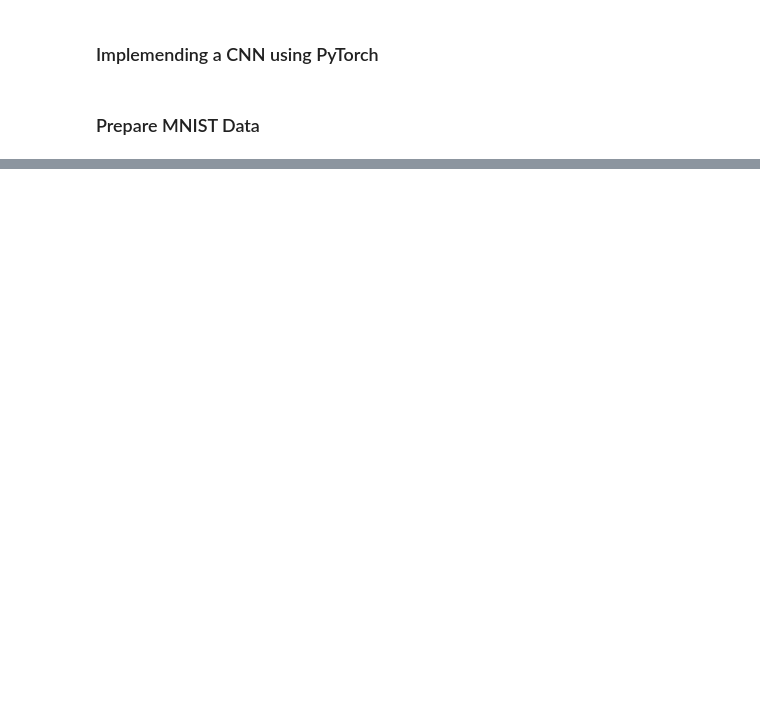
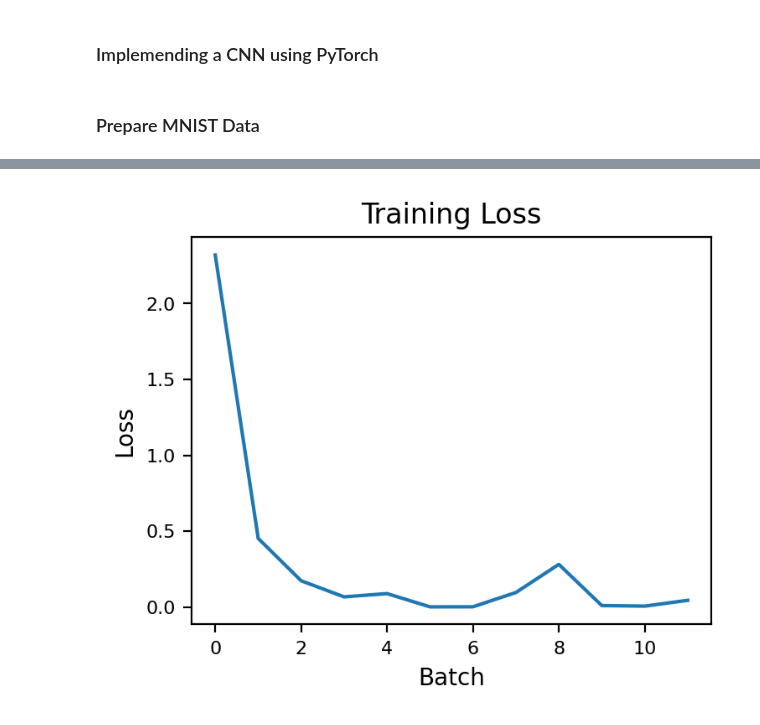
Before and after one commit to ahitagnied/deep-learning, a Jupyter notebook: 01-deep-neural-networks/012-cnn/cnn_torch.ipynb, the cells around one changed output, grey strips where cells are left out. Saved outputs shown, nothing was run; the diff lists cells and outputs as text; code cells hidden in the pictures; blank space fills up the shorter version.

```diff
--- a/01-deep-neural-networks/012-cnn/cnn_torch.ipynb
+++ b/01-deep-neural-networks/012-cnn/cnn_torch.ipynb
@@ -63,9 +31,9 @@ test_loader = DataLoader(test, batch_size=10, shuffle='False')
 class CNN(nn.Module):
   def __init__(self):
     super().__init__()
-    self.conv1 = nn.conv2d(1, 6, 3, 1) # Gives out Image: 6, 26, 26; 28-3+1 = 26 -> max pool -> 6, 13, 13
-    self.conv2 = nn.conv2d(6, 16, 3, 1) # Image: 13-3+1=11; 16, 11, 11 -> max pool -> 16, 5, 5
-    self.fc1 = nn.Linear(6*15*15, 120)
+    self.conv1 = nn.Conv2d(1, 6, 3, 1) # Gives out Image: 6, 1, 26, 26; 28-3+1 = 26 -> max pool -> 6, 1, 13, 13
+    self.conv2 = nn.Conv2d(6, 16, 3, 1) # Image: 13-3+1=11; 16, 1, 11, 11 -> max pool -> 16, 1, 5, 5
+    self.fc1 = nn.Linear(16*5*5, 120)
     self.fc2 = nn.Linear(120, 60)
     self.fc3 = nn.Linear(60, 10)
 
@@ -76,9 +44,22 @@ class CNN(nn.Module):
     x = F.max_pool2d(x, 2, 2) # 2x2 kernel, stride = 2
 
     # Reshape into a column vector
-    x = x.view(-1, 6*15*15)
+    x = x.view(-1, 16*5*5)
 
     # Dense Layer
     x = F.relu(self.fc1(x))
     x = F.relu(self.fc2(x))
     x = self.fc3(x)
+    x = F.log_softmax(x, dim=1)
+    return x
+# %%
+# Create Model
+torch.manual_seed(40)
+n = CNN()
+
+# Learning Rate
+lr = 0.001
+
+# Loss Function
+lf = nn.CrossEntropyLoss()
+opt = torch.optim.Adam(n.parameters(), lr)
@@ -84,0 +109,20 @@ class CNN(nn.Module):
+# %%
+# Plot Training Loss
+plt.figure(figsize=(4, 3), dpi=200)
+plt.plot(trainl)
+plt.xticks(fontsize=8); plt.yticks(fontsize=8)
+plt.title("Training Loss")
+plt.xlabel("Batch", fontsize=10)
+plt.ylabel("Loss", fontsize=10)
+plt.show()
+
+# Testing
+with torch.no_grad():
+  for b, (x, y) in enumerate(test_loader):
+    y_pred = n(x)
+    loss = lf(y_pred, y)
+
+    if b%100 == 0:
+      print(f"Batch: {b}, Testing Loss: {loss.item()}")
+# %% [output]
+[figure, added]
```
Also changed, not shown: parts of 3 cells of this notebook.
